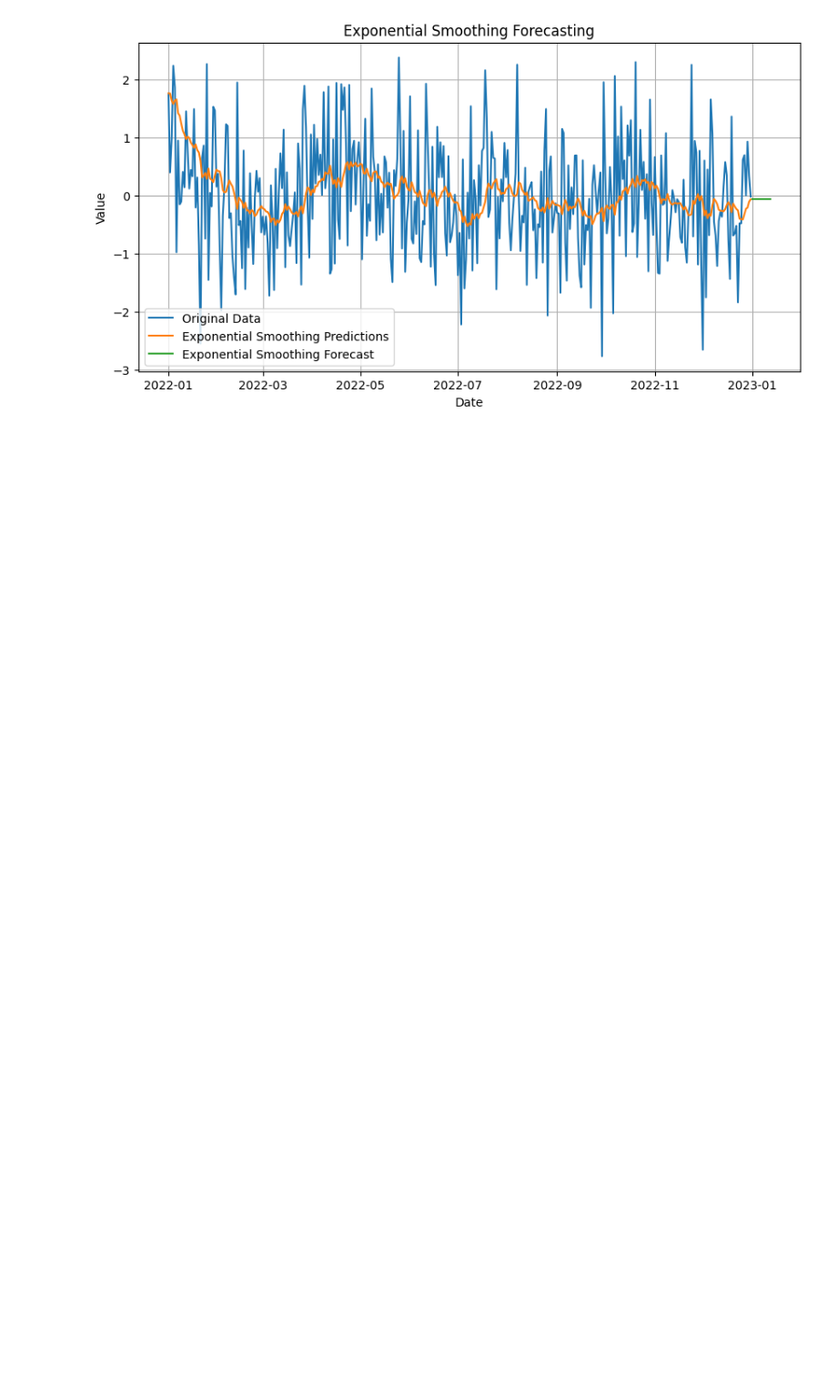
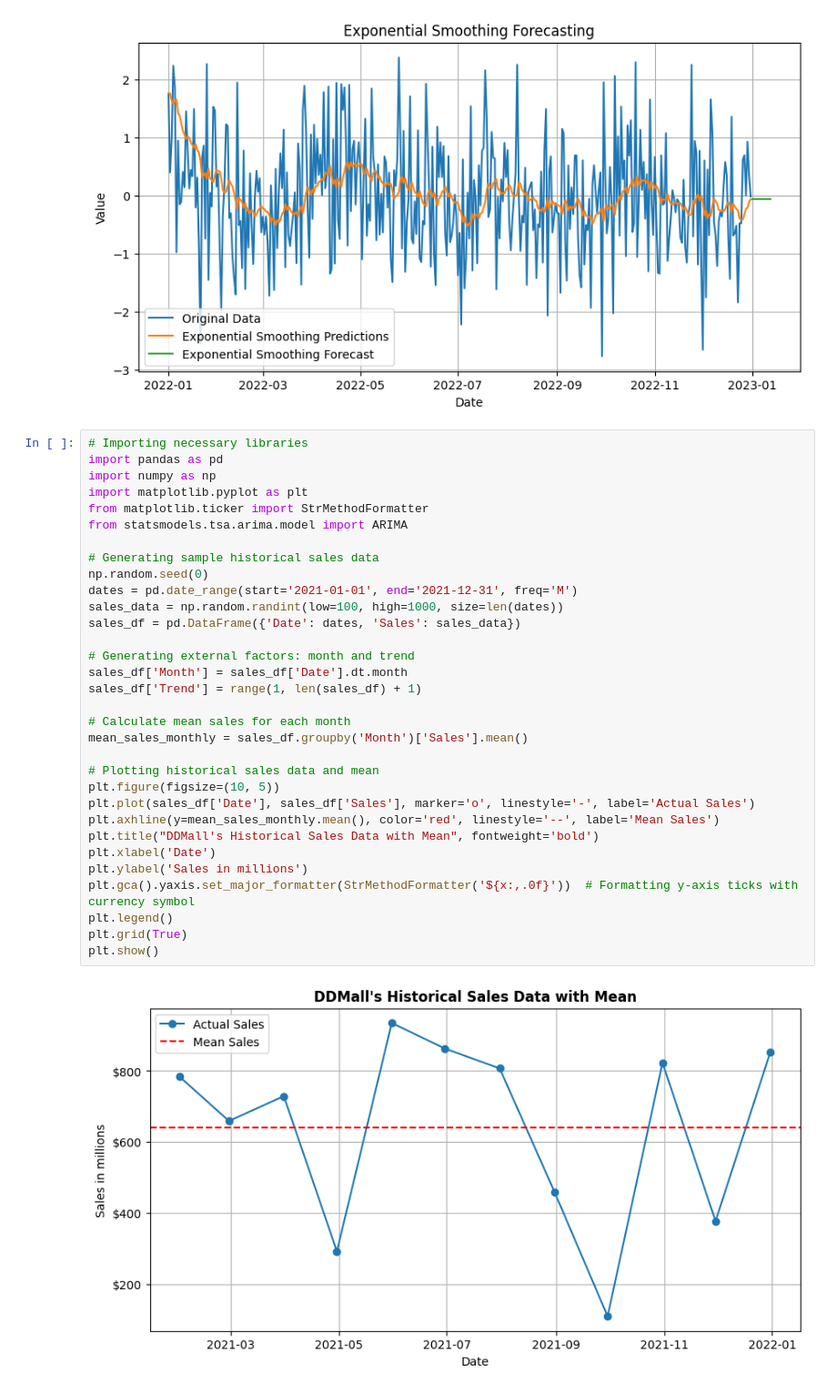
Before and after one commit to miguelangel18241/Probabilities, a Jupyter notebook: Inventory_Enhancement.ipynb, the cells around one changed output. Shown at 91% size. Saved outputs shown, nothing was run; the diff lists cells and outputs as text; blank space fills up the shorter version.

```diff
--- a/Inventory_Enhancement.ipynb
+++ b/Inventory_Enhancement.ipynb
@@ -60,3 +60,37 @@ plt.show()
 [figure]
 [figure]
 [figure]
+# %%
+# Importing necessary libraries
+import pandas as pd
+import numpy as np
+import matplotlib.pyplot as plt
+from matplotlib.ticker import StrMethodFormatter
+from statsmodels.tsa.arima.model import ARIMA
+
+# Generating sample historical sales data
+np.random.seed(0)
+dates = pd.date_range(start='2021-01-01', end='2021-12-31', freq='M')
+sales_data = np.random.randint(low=100, high=1000, size=len(dates))
+sales_df = pd.DataFrame({'Date': dates, 'Sales': sales_data})
+
+# Generating external factors: month and trend
+sales_df['Month'] = sales_df['Date'].dt.month
+sales_df['Trend'] = range(1, len(sales_df) + 1)
+
+# Calculate mean sales for each month
+mean_sales_monthly = sales_df.groupby('Month')['Sales'].mean()
+
+# Plotting historical sales data and mean
+plt.figure(figsize=(10, 5))
+plt.plot(sales_df['Date'], sales_df['Sales'], marker='o', linestyle='-', label='Actual Sales')
+plt.axhline(y=mean_sales_monthly.mean(), color='red', linestyle='--', label='Mean Sales')
+plt.title("DDMall's Historical Sales Data with Mean", fontweight='bold')
+plt.xlabel('Date')
+plt.ylabel('Sales in millions')
+plt.gca().yaxis.set_major_formatter(StrMethodFormatter('${x:,.0f}'))  # Formatting y-axis ticks with currency symbol
+plt.legend()
+plt.grid(True)
+plt.show()
+# %% [output]
+[figure, added]
```
